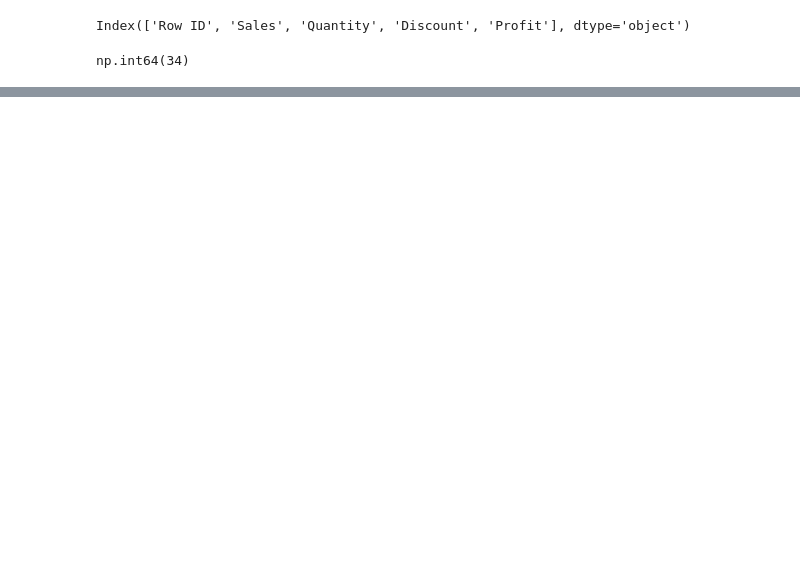
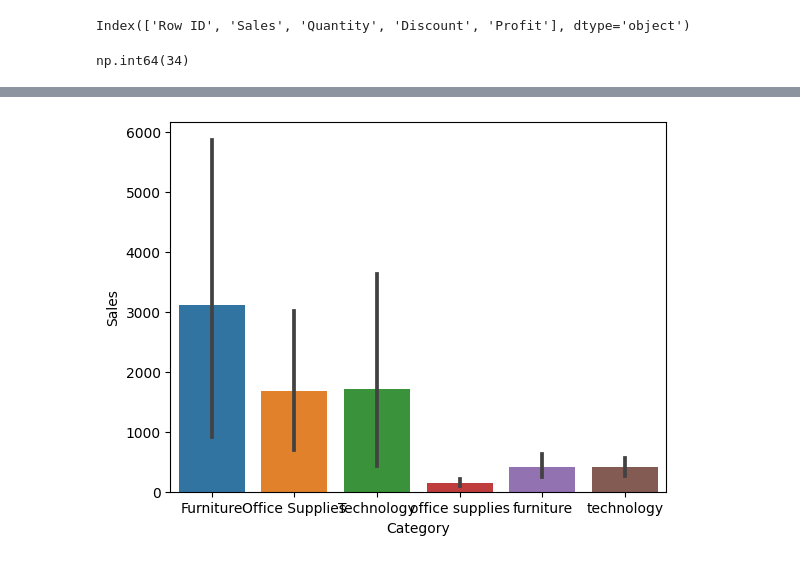
Before and after one commit to d-anasx/DataStore360, a Jupyter notebook: notebooks/01_eda.ipynb, the cells around one changed output, grey strips where cells are left out. Saved outputs shown, nothing was run; the diff lists cells and outputs as text; code cells hidden in the pictures; blank space fills up the shorter version.

```diff
--- a/notebooks/01_eda.ipynb
+++ b/notebooks/01_eda.ipynb
@@ -85,0 +105,7 @@ np.int64(34)
+# %%
+#Categorical distributions
+
+sns.barplot(x=df['Category'], y=df['Sales'])
+plt.show()
+# %% [output]
+[figure, added]
```
Also changed, not shown: parts of 14 cells of this notebook, 8 other files.
